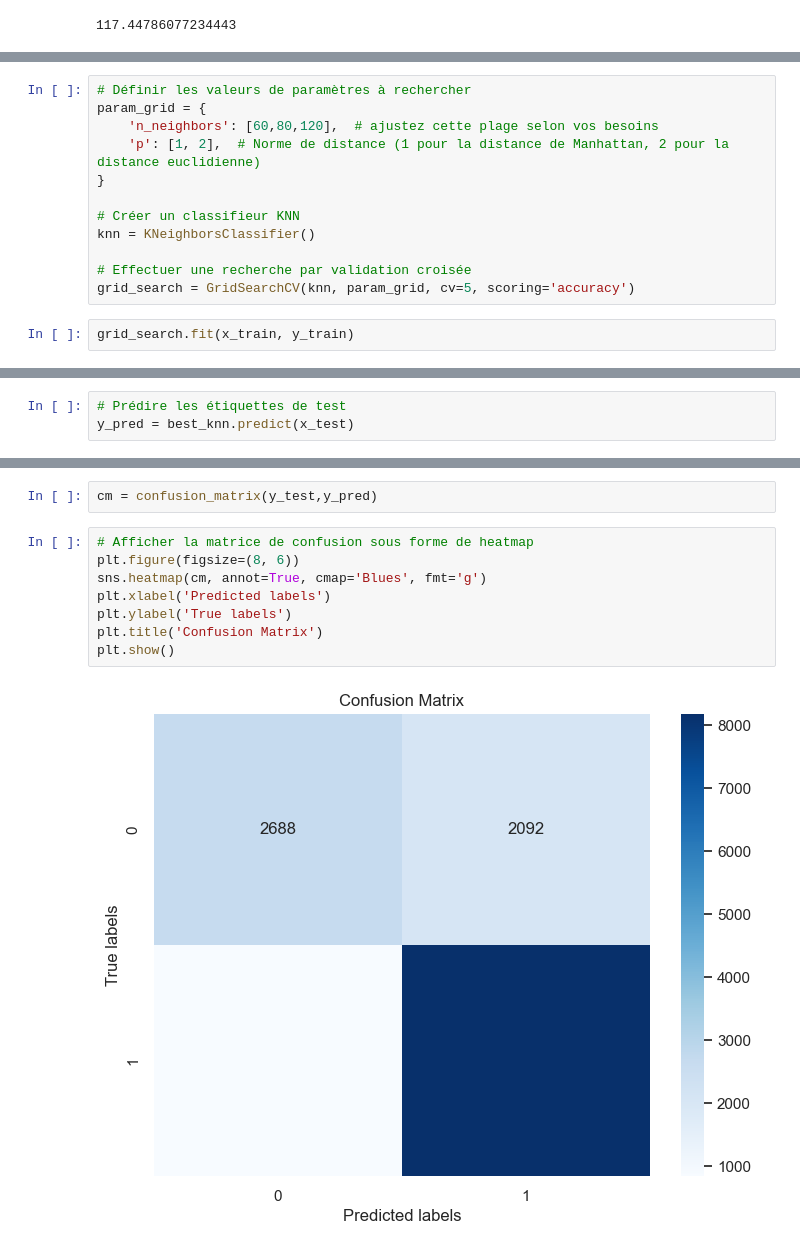
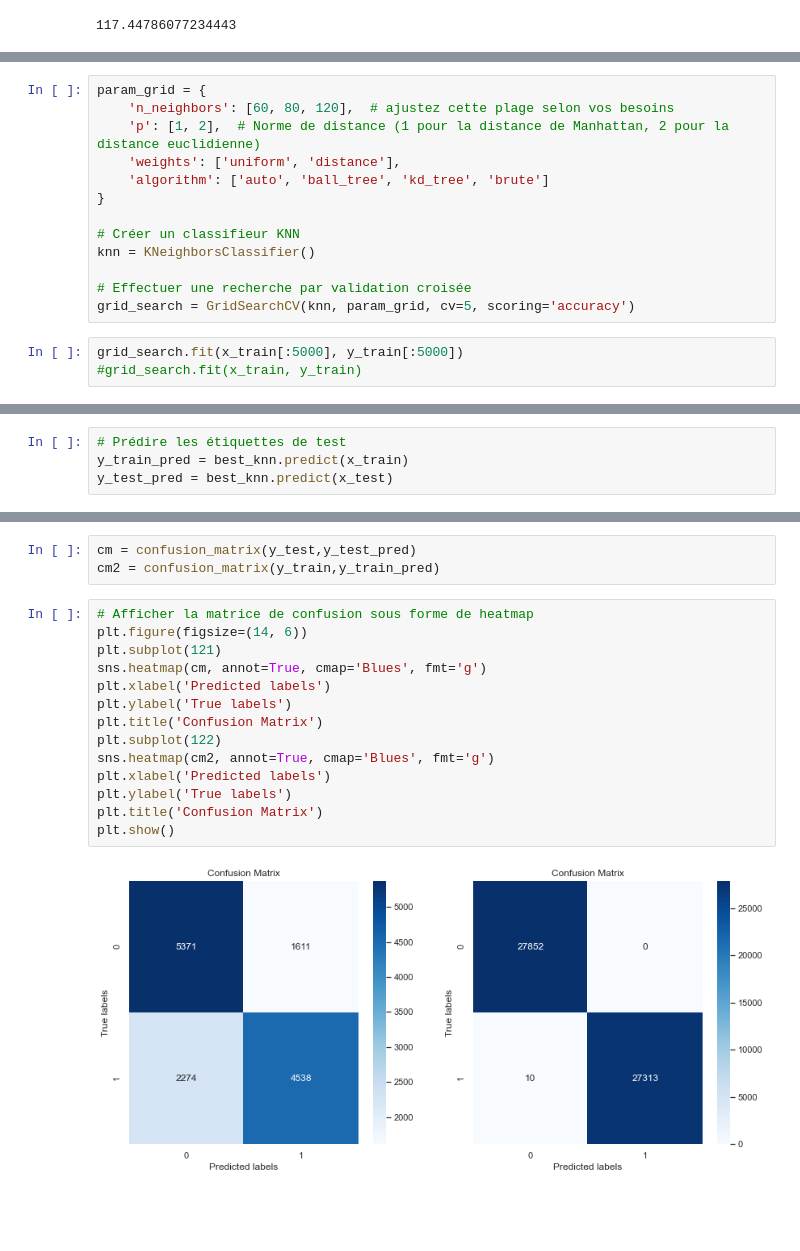
Before and after one commit to alaincrenner/heart_attack, a Jupyter notebook: MaladieCardiaque_SVM.ipynb, the cells around one changed output, grey strips where cells are left out. Cells and saved outputs as stored; diff of their text form; blank space fills up the shorter version.

```diff
--- a/MaladieCardiaque_SVM.ipynb
+++ b/MaladieCardiaque_SVM.ipynb
@@ -414,8 +424,9 @@ KNeighborsClassifier(metric='euclidean', n_neighbors=115)
 # %%
-# Définir les valeurs de paramètres à rechercher
 param_grid = {
-    'n_neighbors': [60,80,120],  # ajustez cette plage selon vos besoins
+    'n_neighbors': [60, 80, 120],  # ajustez cette plage selon vos besoins
     'p': [1, 2],  # Norme de distance (1 pour la distance de Manhattan, 2 pour la distance euclidienne)
+    'weights': ['uniform', 'distance'],
+    'algorithm': ['auto', 'ball_tree', 'kd_tree', 'brute']
 }
 
 # Créer un classifieur KNN
@@ -424,6 +435,7 @@ knn = KNeighborsClassifier()
 # Effectuer une recherche par validation croisée
 grid_search = GridSearchCV(knn, param_grid, cv=5, scoring='accuracy')
 # %%
-grid_search.fit(x_train, y_train)
+grid_search.fit(x_train[:5000], y_train[:5000])
+#grid_search.fit(x_train, y_train)
 # %% [output]
 GridSearchCV(cv=5, estimator=KNeighborsClassifier(),
@@ -443,3 +459,4 @@ KNeighborsClassifier(n_neighbors=80, p=1)
 # %%
 # Prédire les étiquettes de test
-y_pred = best_knn.predict(x_test)
+y_train_pred = best_knn.predict(x_train)
+y_test_pred = best_knn.predict(x_test)
@@ -469,12 +491,19 @@ array([1, 1, 1, ..., 0, 1, 1], dtype=int64)
 # %%
-cm = confusion_matrix(y_test,y_pred)
+cm = confusion_matrix(y_test,y_test_pred)
+cm2 = confusion_matrix(y_train,y_train_pred)
 # %%
 # Afficher la matrice de confusion sous forme de heatmap
-plt.figure(figsize=(8, 6))
+plt.figure(figsize=(14, 6))
+plt.subplot(121)
 sns.heatmap(cm, annot=True, cmap='Blues', fmt='g')
 plt.xlabel('Predicted labels')
 plt.ylabel('True labels')
 plt.title('Confusion Matrix')
+plt.subplot(122)
+sns.heatmap(cm2, annot=True, cmap='Blues', fmt='g')
+plt.xlabel('Predicted labels')
+plt.ylabel('True labels')
+plt.title('Confusion Matrix')
 plt.show()
 # %% [output]
-[figure, old version]
+[figure, new version]
```
Also changed, not shown: parts of 16 cells of this notebook, 1 other file.
